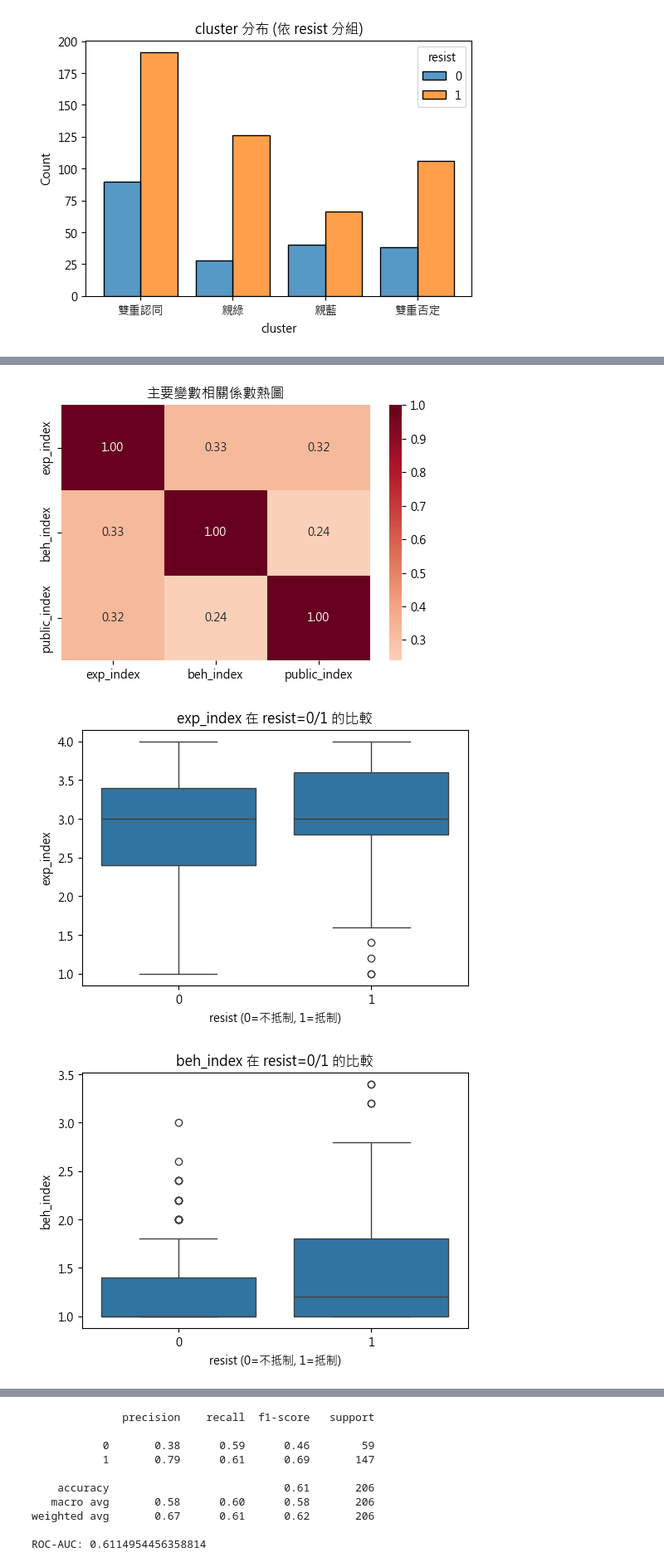
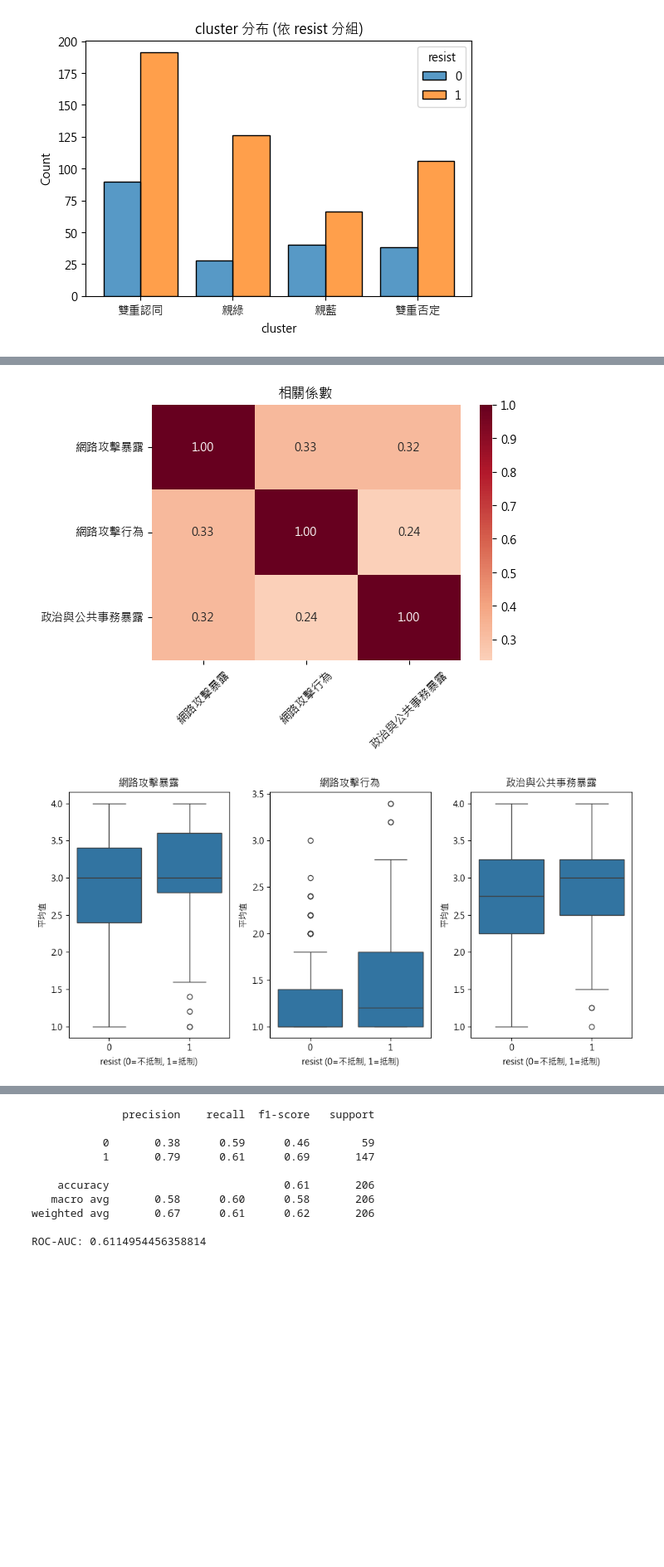
Before and after one commit to JackHuang0125/WHAT_I_DID, a Jupyter notebook: 0 2025資料科學漫步/1_資料科學漫步.ipynb, the cells around one changed output, grey strips where cells are left out. Shown at 83% size. Cells and saved outputs as stored; diff of their text form; code cells hidden in the pictures; blank space fills up the shorter version.

```diff
--- a/0 2025資料科學漫步/1_資料科學漫步.ipynb
+++ b/0 2025資料科學漫步/1_資料科學漫步.ipynb
@@ -25,7 +25,7 @@ import lightgbm as lgb
 # %%
 # df = pd.read_spss(r"C:\Users\User\Downloads\D00224_2\data.sav")
 # df.to_csv('Dataset.csv', encoding='utf-8-sig', index=False)
-df = pd.read_csv(r"C:\Users\No\Documents\GitHub\psychic-spoon\0 2025資料科學漫步\Dataset.csv")
+df = pd.read_csv(r"C:\Users\User\Documents\GitHub\psychic-spoon\0 2025資料科學漫步\Dataset.csv")
 df = df[df['rq21a'] == '答對'].reset_index(drop=True) # 篩選有效樣本中的注意力題答對的樣本
 df['resist'] = np.where(df['q28_5']=='(05)沒有做過上述的抵制行為(跳答至37a題 )', 0, 1)
 df.shape
@@ -980,27 +951,43 @@ X_pca_df = pd.DataFrame(X_pca[:, :5], columns=["PC1", "PC2", "PC3", 'PC4', 'PC5'
 # %%
+q22_cols = ['q22_01_1', 'q22_02_1', 'q22_03_1', 'q22_04_1', 'q22_05_1']
+q23_cols = ['q23_01_1', 'q23_02_1', 'q23_03_1', 'q23_04_1', 'q23_05_1']
+q24_cols = ['q24_01_1', 'q24_02_1', 'q24_04_1', 'q24_05_1']
+
 # 建立指數
-full_df["exp_index"] = full_df[q22_cols].mean(axis=1)
-full_df["beh_index"] = full_df[q23_cols].mean(axis=1)
-full_df["public_index"] = full_df[q24_cols].mean(axis=1)
+full_df["網路攻擊暴露"] = full_df[q22_cols].mean(axis=1)
+full_df["網路攻擊行為"] = full_df[q23_cols].mean(axis=1)
+full_df["政治與公共事務暴露"] = full_df[q24_cols].mean(axis=1)
 
-corr_matrix = full_df[["exp_index", "beh_index", "public_index"]].corr(method='pearson')
+corr_matrix = full_df[["網路攻擊暴露", "網路攻擊行為", "政治與公共事務暴露"]].corr(method='pearson')
 
 plt.figure(figsize=(6, 4))
 sns.heatmap(corr_matrix, annot=True, cmap="RdBu_r", center=0, fmt=".2f")
-plt.title("主要變數相關係數熱圖")
+plt.title("相關係數")
+plt.xticks(rotation=45)
 plt.show()
 # %% [output]
-[figure, old version]
+[figure, new version]
 # %%
-cols = ["exp_index", "beh_index", "public_index"]
+cols = ["網路攻擊暴露", "網路攻擊行為", "政治與公共事務暴露"]
 
-for col in cols:
-    plt.figure(figsize=(6,4))
-    sns.boxplot(data=full_df, x="resist", y=col)
-    plt.title(f"{col} 在 resist=0/1 的比較")
-    plt.xlabel("resist (0=不抵制, 1=抵制)")
-    plt.ylabel(col)
-    plt.show()
+fig, ax = plt.subplots(1, 3, figsize=(10, 5))
+
+sns.boxplot(data=full_df, x="resist", y='網路攻擊暴露', ax=ax[0])
+ax[0].set_title("網路攻擊暴露")
+ax[0].set_xlabel("resist (0=不抵制, 1=抵制)")
+ax[0].set_ylabel('平均值')
+
+sns.boxplot(data=full_df, x="resist", y='網路攻擊行為', ax=ax[1])
+ax[1].set_title("網路攻擊行為")
+ax[1].set_xlabel("resist (0=不抵制, 1=抵制)")
+ax[1].set_ylabel('平均值')
+
+sns.boxplot(data=full_df, x="resist", y='政治與公共事務暴露', ax=ax[2])
+ax[2].set_title("政治與公共事務暴露")
+ax[2].set_xlabel("resist (0=不抵制, 1=抵制)")
+ax[2].set_ylabel('平均值')
+
+plt.tight_layout()
+plt.show()
 # %% [output]
-[figure, old version]
+[figure, new version]
-[figure, removed]
```
Also changed, not shown: parts of 14 cells of this notebook.
